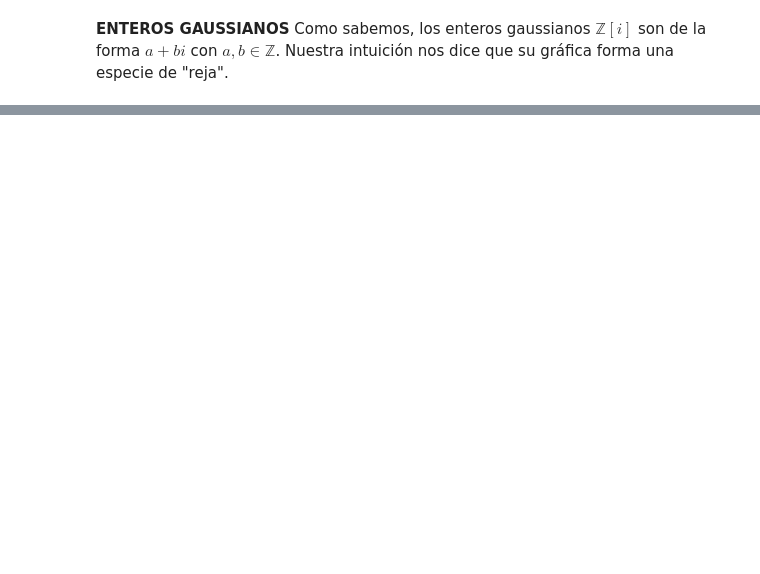
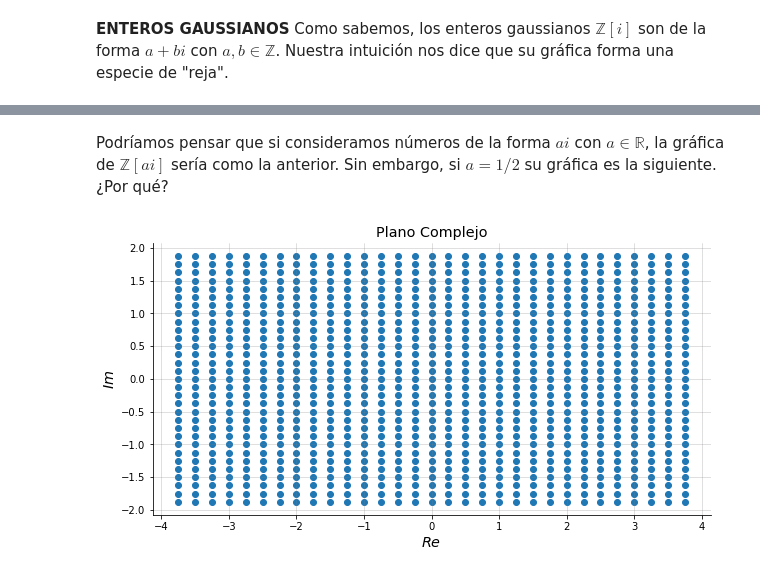
Before and after one commit to luisgrivas/pynotes, a Jupyter notebook: notebooks/Graficas Z[a].ipynb, the cells around one changed output, grey strips where cells are left out. Cells and saved outputs as stored; diff of their text form; code cells hidden in the pictures; blank space fills up the shorter version.

```diff
--- a/notebooks/Graficas Z[a].ipynb
+++ b/notebooks/Graficas Z[a].ipynb
@@ -48,0 +56,6 @@ plot_Z(complex(0,1))
+# %% [markdown]
+Podríamos pensar que si consideramos números de la forma $ai$ con $a \in \mathbb{R}$, la gráfica de $\mathbb{Z}[ai]$ sería como la anterior. Sin embargo, si $a = 1/2$ su gráfica es la siguiente. ¿Por qué?
+# %%
+plot_Z(complex(0,0.5), 100000)
+# %% [output]
+[figure, added]
```
Also changed, not shown: parts of 5 cells of this notebook.
